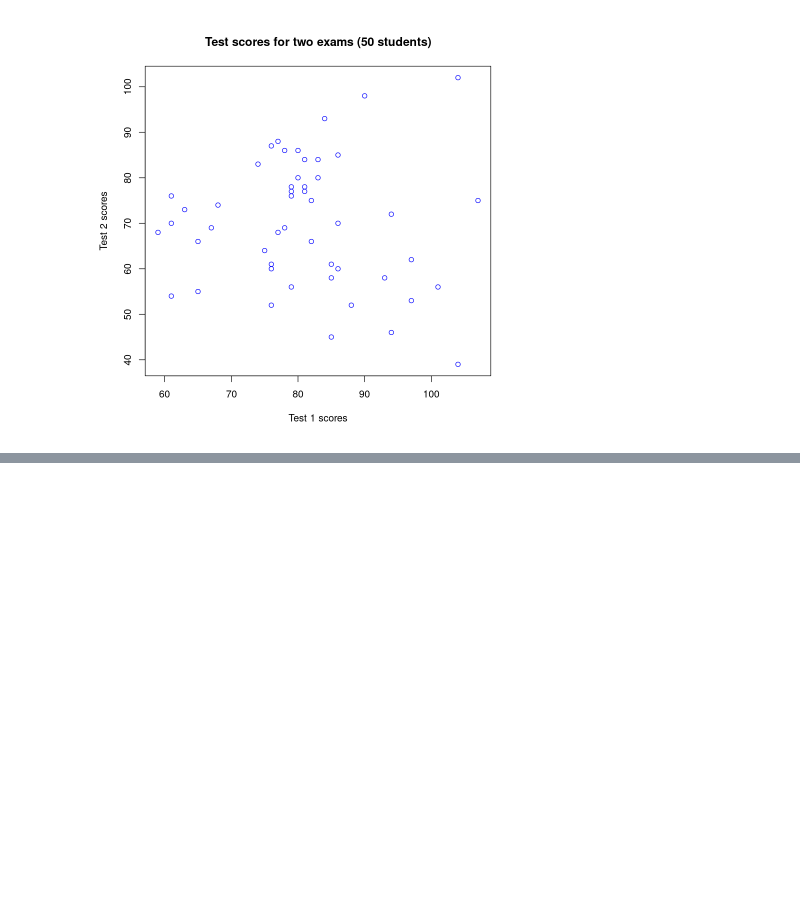
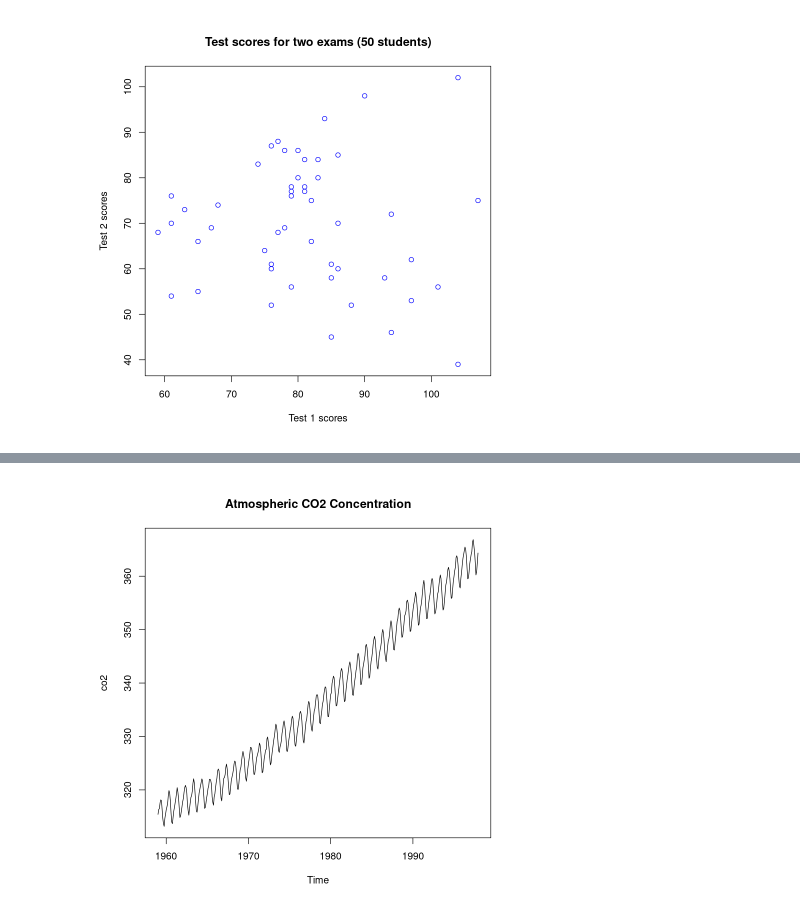
Before and after one commit to anilkunwar/coursera, a Jupyter notebook: SUNY_Practical_Time_Series_Analysis/Basic-statistics.ipynb, the cells around one changed output, grey strips where cells are left out. Drawn from its saved outputs; the diff is of its cells as text; code cells hidden in the pictures; blank space fills up the shorter version.

```diff
--- a/SUNY_Practical_Time_Series_Analysis/Basic-statistics.ipynb
+++ b/SUNY_Practical_Time_Series_Analysis/Basic-statistics.ipynb
@@ -137,0 +164,4 @@ plot(Test_2_scores~Test_1_scores, main='Test scores for two exams (50 students)'
+# %%
+plot(co2, main='Atmospheric CO2 Concentration')
+# %% [output]
+[figure, added]
```
Also changed, not shown: parts of 19 cells of this notebook.
